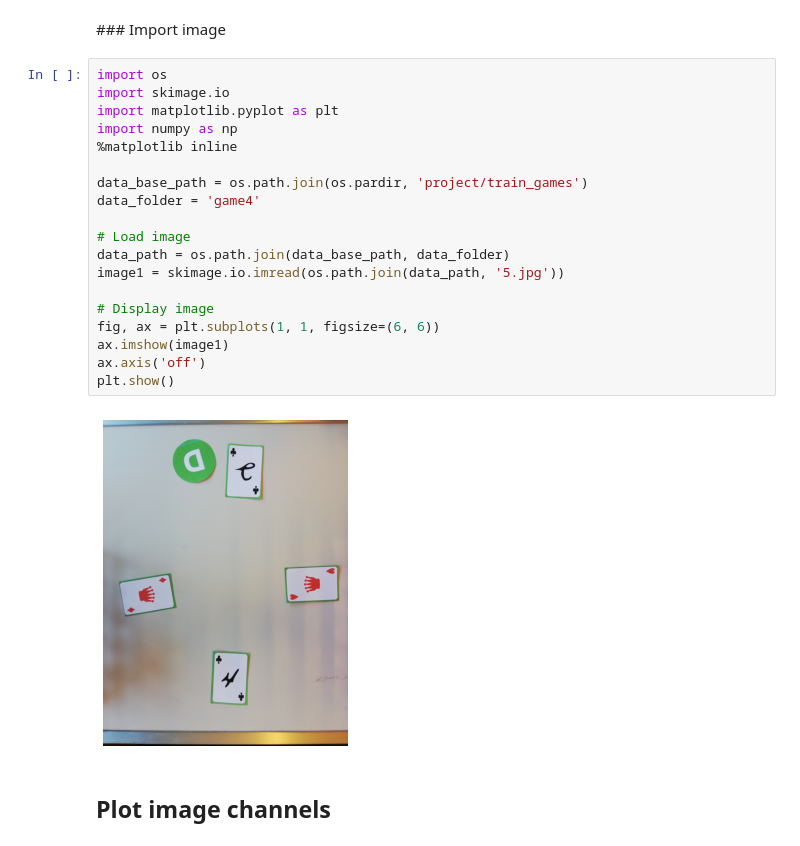
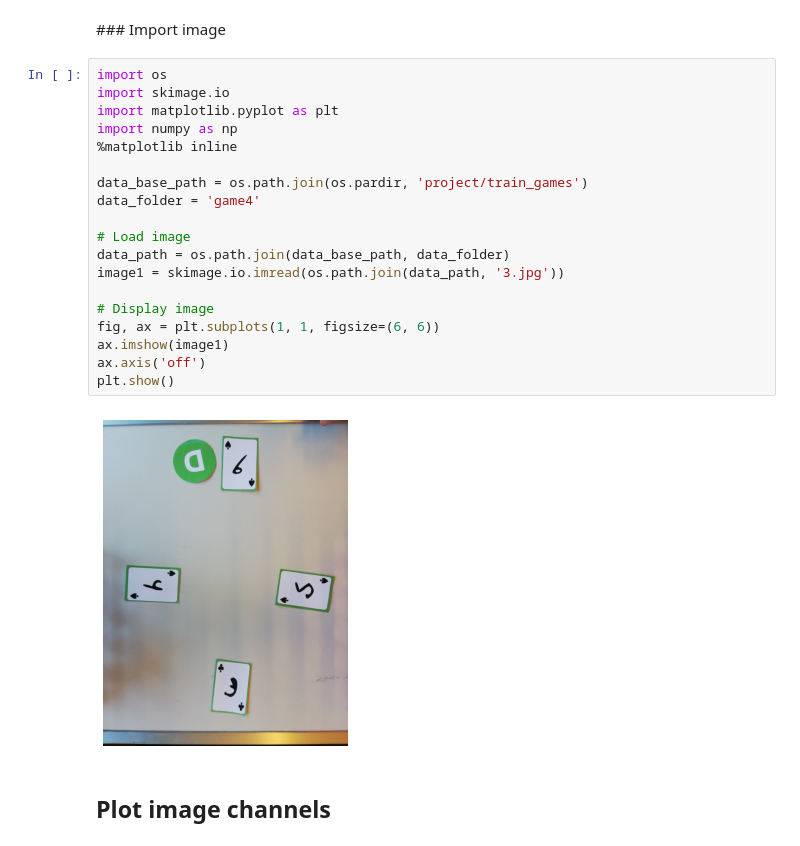
Before and after one commit to ndelamaide/IAPR_course, a Jupyter notebook: project/project2.ipynb, the cells around one changed output. Saved outputs shown, nothing was run; the diff lists cells and outputs as text.

```diff
--- a/project/project2.ipynb
+++ b/project/project2.ipynb
@@ -181,24 +181,24 @@ Your model accuracy is: Standard=0.077, Advanced=0.019
 # %%
 import os
 import skimage.io
 import matplotlib.pyplot as plt
 import numpy as np
 %matplotlib inline
 
 data_base_path = os.path.join(os.pardir, 'project/train_games')
 data_folder = 'game4'
 
 # Load image
 data_path = os.path.join(data_base_path, data_folder)
-image1 = skimage.io.imread(os.path.join(data_path, '5.jpg'))
+image1 = skimage.io.imread(os.path.join(data_path, '3.jpg'))
 
 # Display image
 fig, ax = plt.subplots(1, 1, figsize=(6, 6))
 ax.imshow(image1)
 ax.axis('off')
 plt.show()
 # %% [output]
-[figure, old version]
+[figure, new version]
 # %% [markdown]
 ## Plot image channels
 # %%
```
Also changed, not shown: parts of 37 cells of this notebook.
